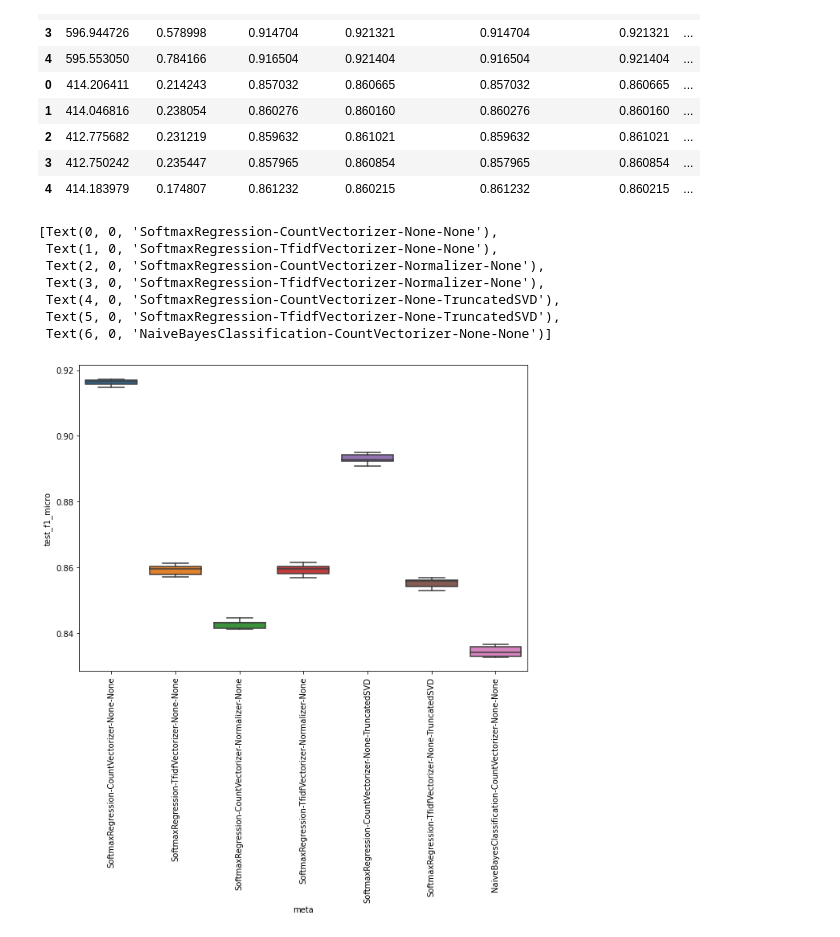
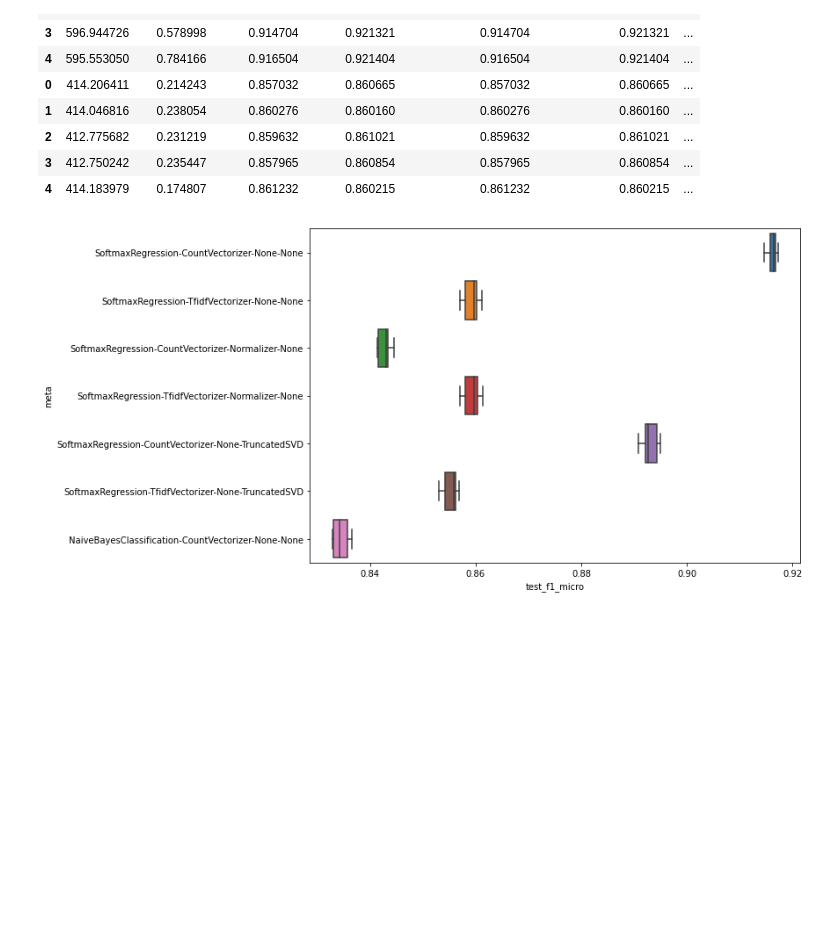
Before and after one commit to akurniawan/ICS5110-final, a Jupyter notebook: 04-Model Experiments Scratch.ipynb, the cells around one changed output. Cells and saved outputs as stored; diff of their text form; code cells hidden in the pictures; blank space fills up the shorter version.

```diff
--- a/04-Model Experiments Scratch.ipynb
+++ b/04-Model Experiments Scratch.ipynb
@@ -210,16 +210,8 @@ analysis_df.head(10)
 # %%
 a4_dims = (10, 7)
 fig, ax = pyplot.subplots(figsize=a4_dims)
-g = sns.boxplot(data=analysis_df, x="meta", y="test_f1_micro")
-g.set_xticklabels(labels=g.get_xticklabels(), rotation=90)
+g = sns.boxplot(data=analysis_df, x="test_f1_micro", y="meta")
 # %% [output]
-[Text(0, 0, 'SoftmaxRegression-CountVectorizer-None-None'),
- Text(1, 0, 'SoftmaxRegression-TfidfVectorizer-None-None'),
- Text(2, 0, 'SoftmaxRegression-CountVectorizer-Normalizer-None'),
- Text(3, 0, 'SoftmaxRegression-TfidfVectorizer-Normalizer-None'),
- Text(4, 0, 'SoftmaxRegression-CountVectorizer-None-TruncatedSVD'),
- Text(5, 0, 'SoftmaxRegression-TfidfVectorizer-None-TruncatedSVD'),
- Text(6, 0, 'NaiveBayesClassification-CountVectorizer-None-None')]
-[figure, old version]
+[figure, new version]
 # %%
 analysis_df.to_csv("scratch_performance.csv", index=False)
```
Also changed, not shown: 2 other files.
